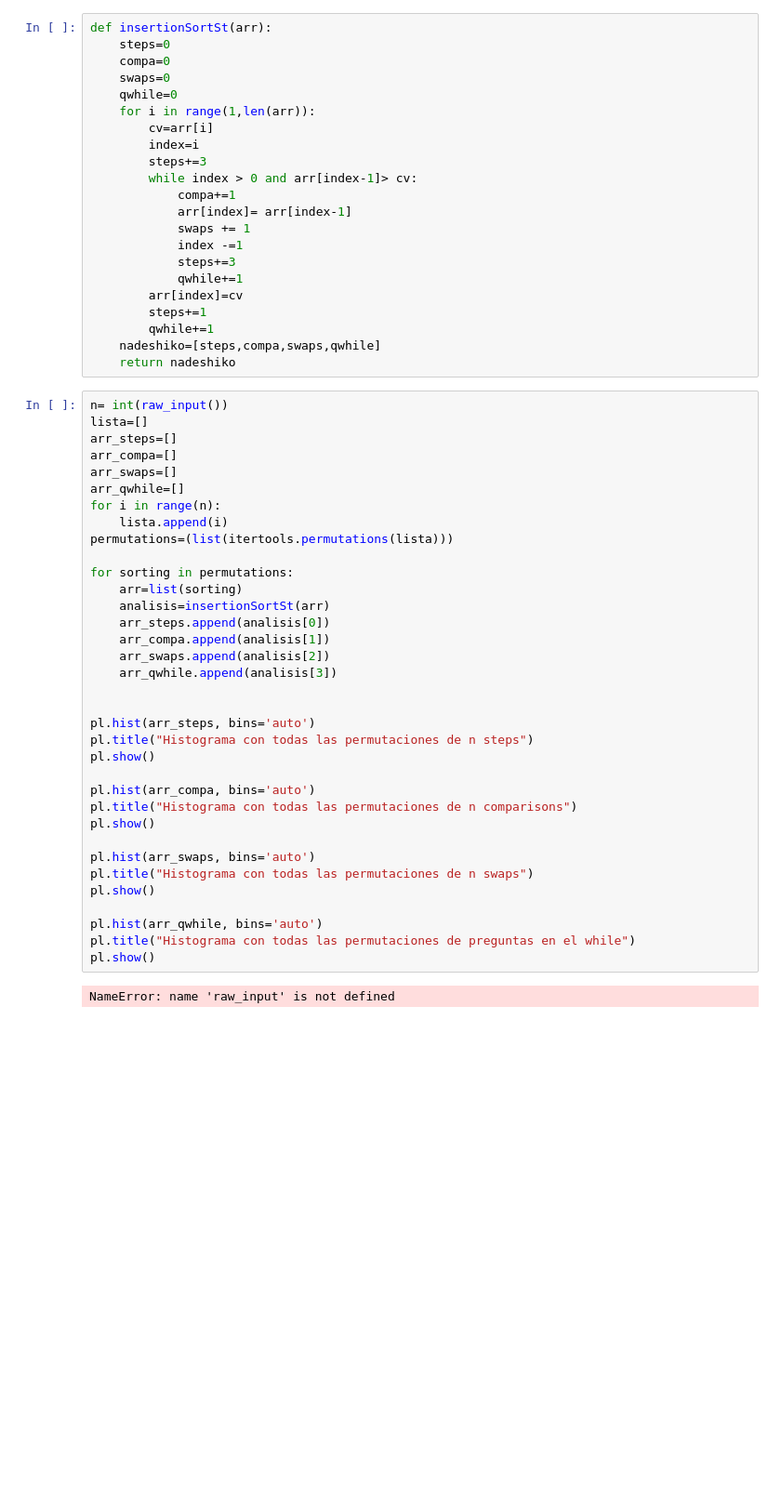
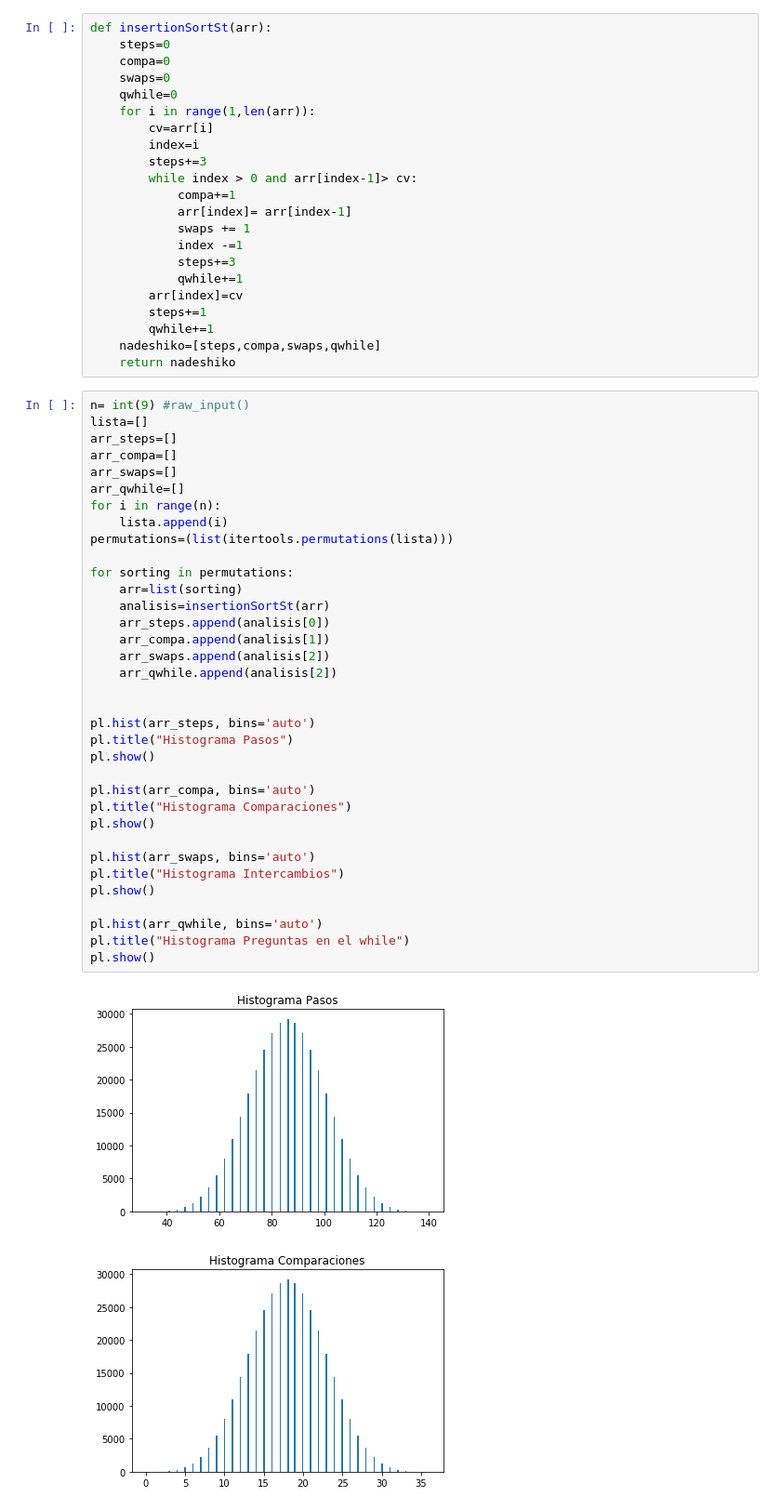
Before and after one commit to cdtafurd/Algoritmos-2018-2, a Jupyter notebook: InsertionSort_Itertools.ipynb, the cells around one changed output. Shown: that part at 93% size. Saved outputs shown, nothing was run; the diff lists cells and outputs as text; blank space fills up the shorter version.

```diff
--- a/InsertionSort_Itertools.ipynb
+++ b/InsertionSort_Itertools.ipynb
@@ -26,39 +30,40 @@ def insertionSortSt(arr):
     nadeshiko=[steps,compa,swaps,qwhile]
     return nadeshiko
 # %%
-n= int(raw_input())
+n= int(9) #raw_input()
 lista=[]
 arr_steps=[]
 arr_compa=[]
 arr_swaps=[]
 arr_qwhile=[]
 for i in range(n):
     lista.append(i)
 permutations=(list(itertools.permutations(lista)))
 
 for sorting in permutations:
     arr=list(sorting)
     analisis=insertionSortSt(arr)
     arr_steps.append(analisis[0])
     arr_compa.append(analisis[1])
     arr_swaps.append(analisis[2])
-    arr_qwhile.append(analisis[3])
+    arr_qwhile.append(analisis[2])
 
 
 pl.hist(arr_steps, bins='auto')
-pl.title("Histograma con todas las permutaciones de n steps")
+pl.title("Histograma Pasos")
 pl.show()
 
 pl.hist(arr_compa, bins='auto')
-pl.title("Histograma con todas las permutaciones de n comparisons")
+pl.title("Histograma Comparaciones")
 pl.show()
 
 pl.hist(arr_swaps, bins='auto')
-pl.title("Histograma con todas las permutaciones de n swaps")
+pl.title("Histograma Intercambios")
 pl.show()
 
 pl.hist(arr_qwhile, bins='auto')
-pl.title("Histograma con todas las permutaciones de preguntas en el while")
+pl.title("Histograma Preguntas en el while")
 pl.show()
 # %% [output]
-NameError: name 'raw_input' is not defined
+[figure, added]
+[figure, added]
```
Also changed, not shown: parts of 3 cells of this notebook.
